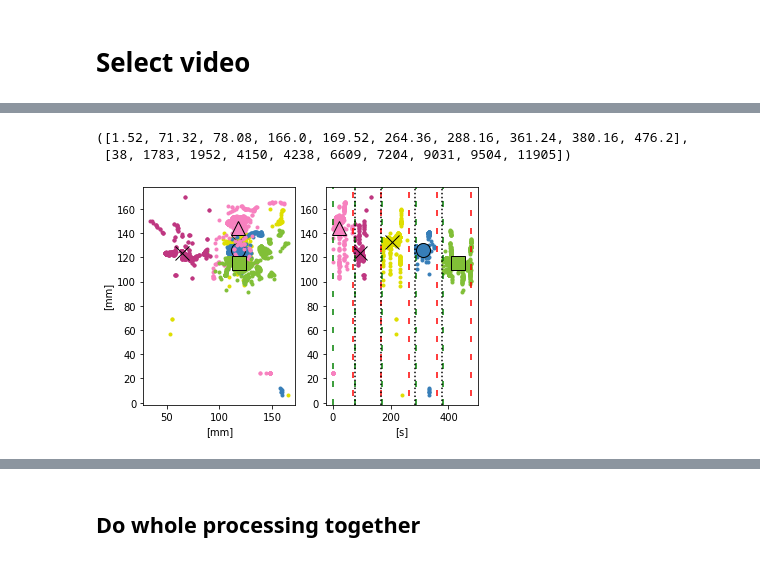
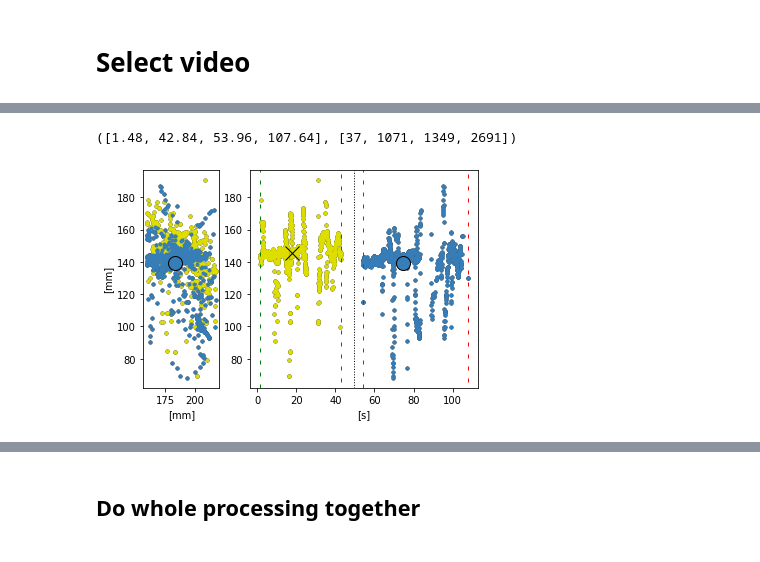
Before and after one commit to mjirik/surgeryanalyser, a Jupyter notebook: piglegcv/debug_stitch_split.ipynb, the cells around one changed output, grey strips where cells are left out. Cells and saved outputs as stored; diff of their text form; code cells hidden in the pictures.

Commit message:
stitch split finetuning

```diff
--- a/piglegcv/debug_stitch_split.ipynb
+++ b/piglegcv/debug_stitch_split.ipynb
@@ -93,3 +92,4 @@ else:
 # %%
-pigleg_cv.find_stitch_ends_in_tracks(outputdir,n_clusters=n_stitches, plot_clusters=True)
+plt.close()
+pigleg_cv.find_stitch_ends_in_tracks(outputdir,n_clusters=n_stitches, plot_clusters=True, tool_indexes=[0,1], trim_tool_indexes=[0,1])
 # %% [output]
@@ -101,3 +109,2 @@ pigleg_cv.find_stitch_ends_in_tracks(outputdir,n_clusters=n_stitches, plot_clust
-([1.52, 71.32, 78.08, 166.0, 169.52, 264.36, 288.16, 361.24, 380.16, 476.2],
- [38, 1783, 1952, 4150, 4238, 6609, 7204, 9031, 9504, 11905])
+([1.48, 42.84, 53.96, 107.64], [37, 1071, 1349, 2691])
-[figure, old version]
+[figure, new version]
```
Also changed, not shown: parts of 11 cells of this notebook, 1 other file.
